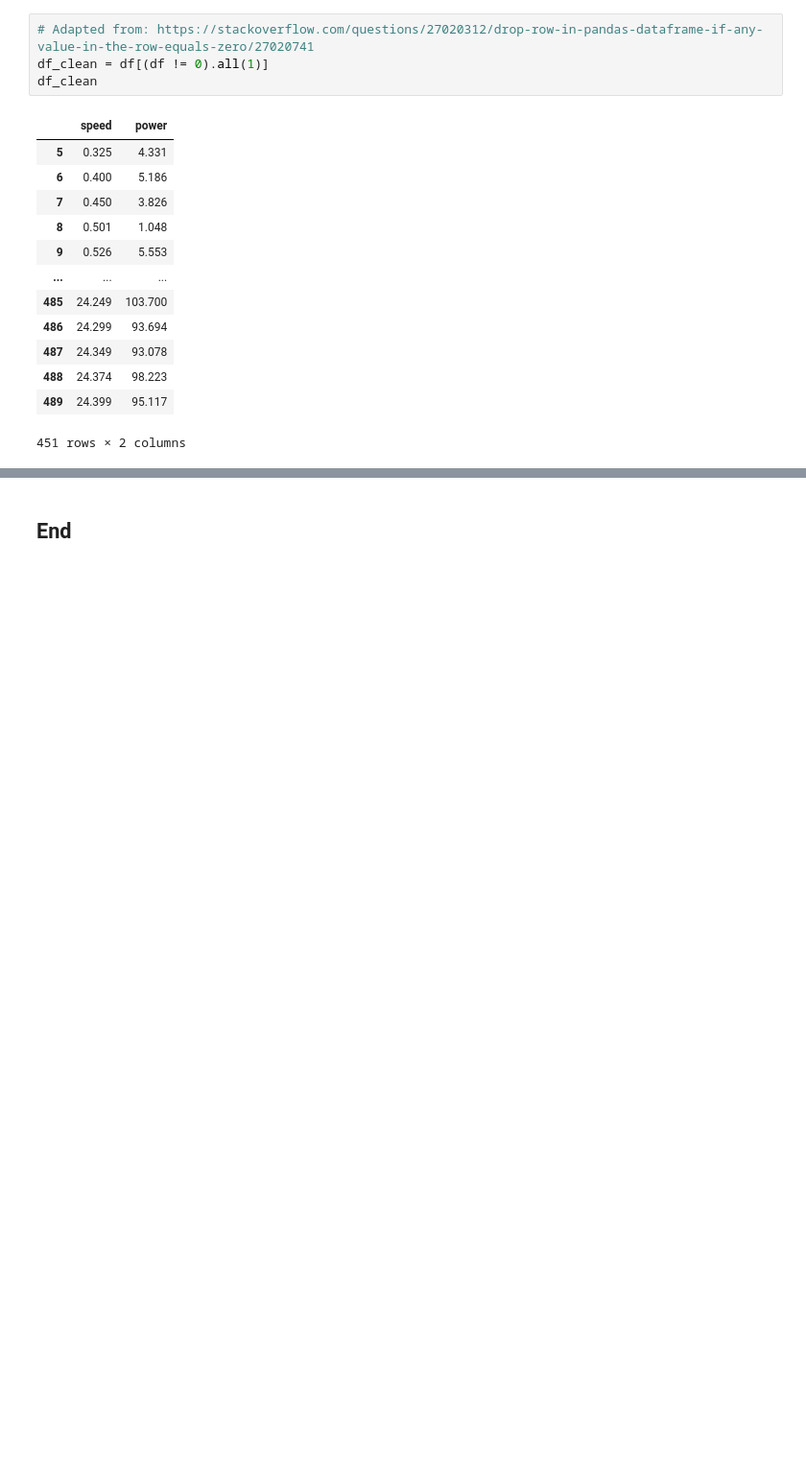
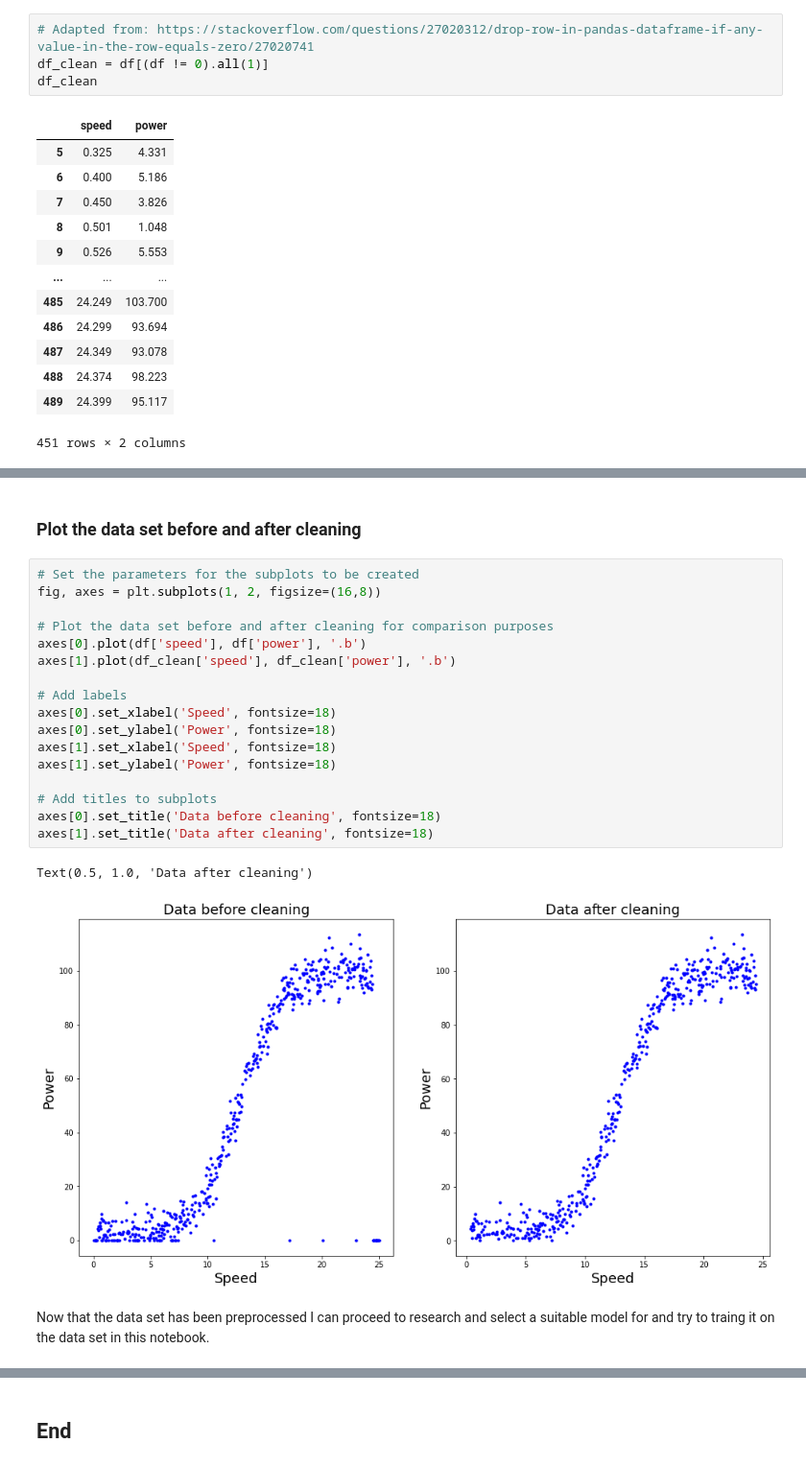
Before and after one commit to johndunne2019/Machine-Learning-and-Statistics-Project-2020, a Jupyter notebook: Project-Machine-Learning-Statistics.ipynb, the cells around one changed output, grey strips where cells are left out. Shown at 96% size. Saved outputs shown, nothing was run; the diff lists cells and outputs as text; blank space fills up the shorter version.

Commit message:
Preprocessing data set - added plot of data set before and after cleaning of zero values

```diff
--- a/Project-Machine-Learning-Statistics.ipynb
+++ b/Project-Machine-Learning-Statistics.ipynb
@@ -292,3 +314,27 @@ dtype: int64
+# %% [markdown]
+### Plot the data set before and after cleaning
+# %%
+# Set the parameters for the subplots to be created
+fig, axes = plt.subplots(1, 2, figsize=(16,8))
+
+# Plot the data set before and after cleaning for comparison purposes
+axes[0].plot(df['speed'], df['power'], '.b')
+axes[1].plot(df_clean['speed'], df_clean['power'], '.b')
+
+# Add labels
+axes[0].set_xlabel('Speed', fontsize=18)
+axes[0].set_ylabel('Power', fontsize=18)
+axes[1].set_xlabel('Speed', fontsize=18)
+axes[1].set_ylabel('Power', fontsize=18)
+
+# Add titles to subplots
+axes[0].set_title('Data before cleaning', fontsize=18)
+axes[1].set_title('Data after cleaning', fontsize=18)
+# %% [output]
+Text(0.5, 1.0, 'Data after cleaning')
+[figure, added]
+# %% [markdown]
+Now that the data set has been preprocessed I can proceed to research and select a suitable model for and try to traing it on the data set in this notebook.
 # %% [markdown]
 ### Section 2 - References
 
```
Also changed, not shown: parts of 13 cells of this notebook.
